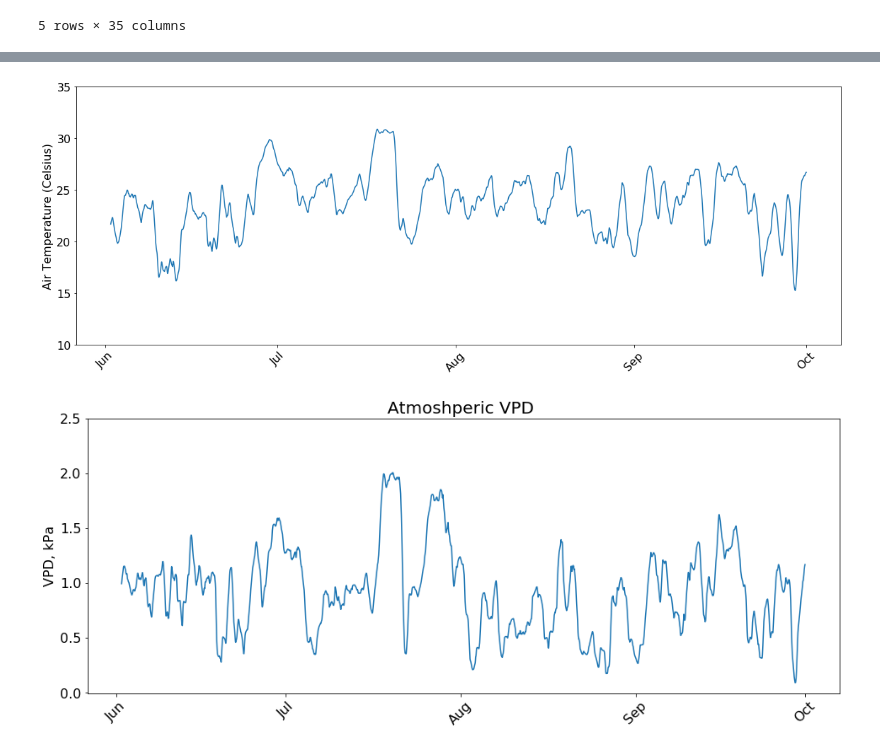
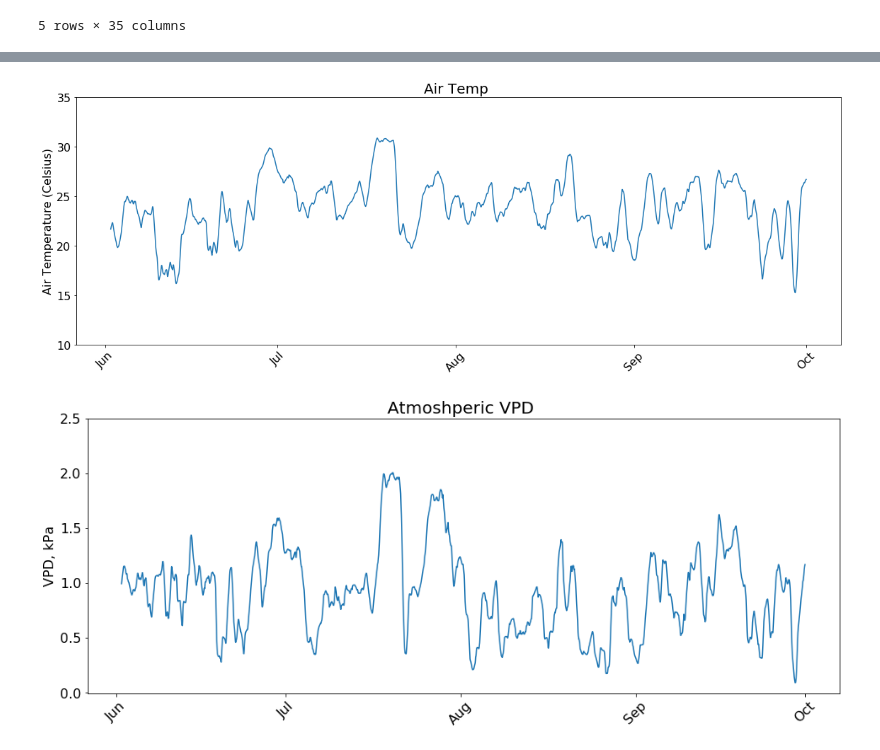
Before and after one commit to wes-dyer/usga_toro_data, a Jupyter notebook: sms.ipynb, the cells around one changed output, grey strips where cells are left out. Cells and saved outputs as stored; diff of their text form; code cells hidden in the pictures.

```diff
--- a/sms.ipynb
+++ b/sms.ipynb
@@ -858,12 +931,14 @@ plt.show()
 #print(url) # not working
 
 # url works
-url_2 = ('http://mesonet.k-state.edu/rest/stationdata?stn=Rocky%20Ford&int=hour&t_start=20190601000000&t_end=20191001000000')
-print(url_2)
+url_1 = ('http://mesonet.k-state.edu/rest/stationdata?stn=Rocky%20Ford&int=hour&t_start=20190601000000&t_end=20191001000000')
+url_2 = ('http://mesonet.k-state.edu/rest/stationdata?stn=Rocky%20Ford&int=hour&t_start=20200301000000&t_end=20200501000000')
+
+print(url_1)
 # %% [output]
 http://mesonet.k-state.edu/rest/stationdata?stn=Rocky%20Ford&int=hour&t_start=20190601000000&t_end=20191001000000
 # %%
-weather = pd.read_csv(url_2)
+weather = pd.read_csv(url_1)
 
 weather['TIMESTAMP'] = pd.to_datetime(weather["TIMESTAMP"], format='%Y-%m-%d %H:%M:%S')
 # %%
@@ -884,6 +959,7 @@ plt.ylabel('Air Temperature (Celsius)',size=16)
 plt.xticks(rotation = 45, fontsize=16)
 plt.yticks(fontsize=16)
 plt.ylim(10,35)
+plt.title('Air Temp ', size=20)
 # Make ticks on occurrences of each month:
 plt.subplot().xaxis.set_major_locator(mdates.MonthLocator())
 # Get only the month to show in the x-axis:
@@ -893,2 +971,2 @@ plt.tight_layout()
-[figure, old version]
+[figure, new version]
 # %%
```
Also changed, not shown: parts of 14 cells of this notebook.
